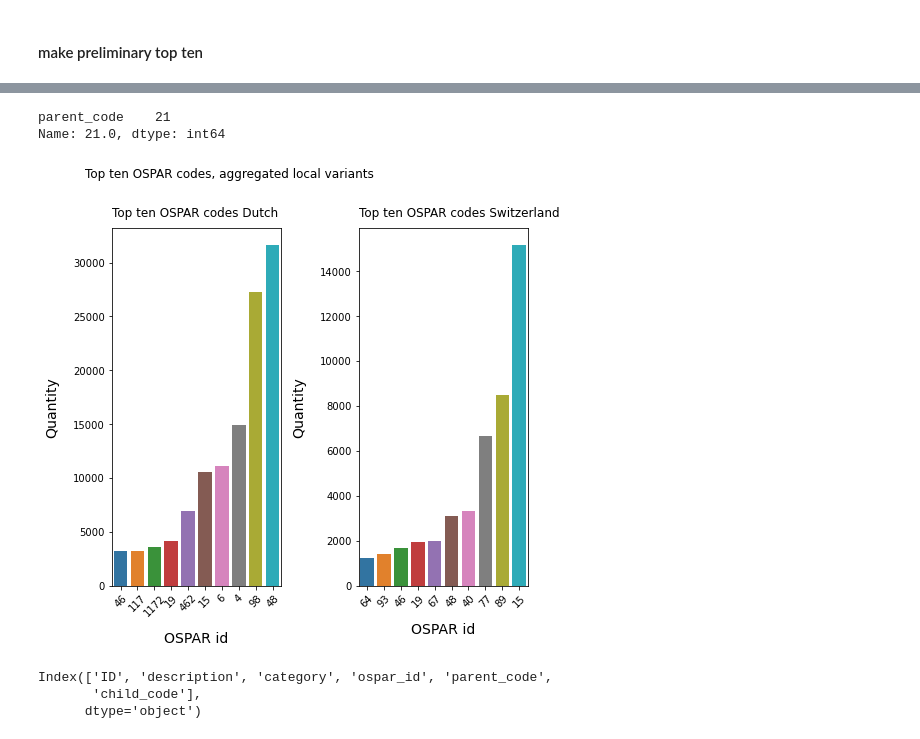
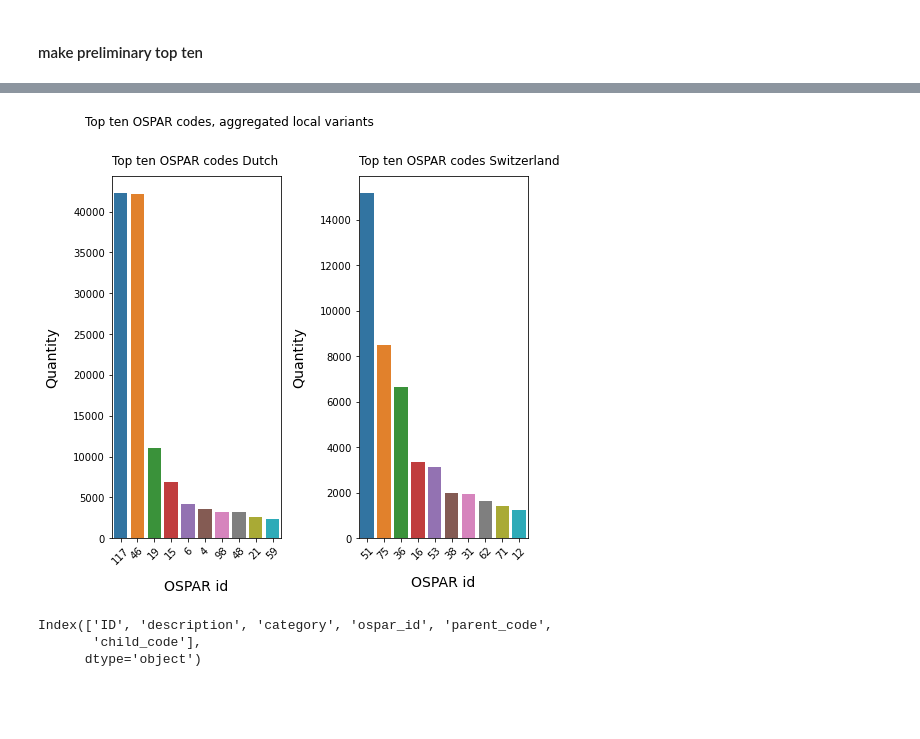
Before and after one commit to hammerdirt-analyst/rhinecode, a Jupyter notebook: harmonizecodes.ipynb, the cells around one changed output, grey strips where cells are left out. Drawn from its saved outputs; the diff is of its cells as text; code cells hidden in the pictures; blank space fills up the shorter version.

Commit message:
fixed non matching ospar codes

```diff
--- a/harmonizecodes.ipynb
+++ b/harmonizecodes.ipynb
@@ -548,6 +581,12 @@ dutch_map.set_index('ID', inplace=True)
+# %%
+# map the new code labels to the survey data, use the ID field as the key:
+dutch_map_oid = dutch_codes[['ID','ospar_id']]
+dutch_map_pid = dutch_codes[['ID','parent_code']]
+
+dutch_map_oid.set_index('ID', inplace=True)
+dutch_map_pid.set_index('ID', inplace=True)
 # %%
 # apply the map to the harmonized survey results
 use_these = pd.read_csv(F"{output}/harmonized_results/dutch_surveys_h.csv")
-use_these['ospar_id'] = use_these.object.map(lambda x:apply_ospar_defs(x,dutch_map) )
-
-print(F"\nThese are the objects in the survey results that did not harmonize:\n\n {use_these[use_these.ospar_id == 0].object.unique()}\n")
+use_these['ospar_id'] = use_these.object.map(lambda x:apply_ospar_defs(x,dutch_map_oid) )
+use_these['parent_code'] = use_these.object.map(lambda x:apply_ospar_defs(x,dutch_map_pid) )
@@ -598,59 +639,45 @@ plt.show()
-# %%
-# make a top ten without local variants
-ospar_to_ospar = dutch_codes[[ 'ospar_id', 'parent_code']].drop_duplicates()
-ospar_to_ospar.set_index('ospar_id', drop=True, inplace=True)
-ospar_to_ospar.loc[21]
-# %% [output]
-parent_code    21
-Name: 21.0, dtype: int64
-# %%
-def anosparmap(x, defs):
-    try:
-        val = defs.loc[x][0]
-    except:
-        val = 0
-        print(x)
-    return val
-
-use_these['new_id'] = use_these.ospar_id.map(lambda x:  anosparmap(x, ospar_to_ospar))
 # %%
 # group and sort by code values:
-code_totals_dutch = use_these.groupby('new_id').quantity.sum()
-code_totals_swiss = ch_dated.groupby('ospar_id').quantity.sum()
-topten_d = code_totals_dutch.sort_values(ascending=False)
-topten_ch = code_totals_swiss.sort_values(ascending=False)
+code_totals_dutch = use_these.groupby('parent_code', as_index=False).quantity.sum()
+topten_d = code_totals_dutch.sort_values(by='quantity', ascending=False)[:10]
+
+# swiss
+code_totals_swiss = ch_dated.groupby('ospar_id', as_index=False).quantity.sum()
+topten_ch = code_totals_swiss.sort_values(by='quantity',ascending=False)[:10]
 # %%
 # set some params
 title_k = {'loc':'left', 'pad':12, 'linespacing':1.5, 'fontsize':12}
 xlab_k = {'labelpad':12, 'fontsize':12}
 xlab_k14 = {'labelpad':14, 'fontsize':14}
 
 # plot that
 
 fig, axs = plt.subplots(1,2, figsize=(7,7))
 
-sns.barplot(data=topten_d.iloc[:10], x=topten_d.iloc[:10].index, y=topten_d.iloc[:10], ax=axs[0])
-sns.barplot(data=topten_ch.iloc[:10], x=topten_ch.iloc[:10].index, y=topten_ch.iloc[:10], ax=axs[1])
-xticklabels =topten_d.iloc[:10].index.values
+
+sns.barplot(x='parent_code', y='quantity', order=topten_d.parent_code,data=topten_d, ax=axs[0])
+
+sns.barplot(data=topten_ch, x='ospar_id', y='quantity', order=topten_ch.ospar_id, ax=axs[1])
+
 axs[0].set_title('Top ten OSPAR codes Dutch', **title_k)
-axs[0].set_xticklabels(xticklabels, rotation = 45, ha="center")
+axs[0].tick_params(axis='x', which='both', labelrotation = 45, )
 axs[0].set_xlabel('OSPAR id', **xlab_k14)
 axs[0].set_ylabel('Quantity', **xlab_k14)
 
 xticklabels =topten_ch.iloc[:10].index.values
 axs[1].set_title('Top ten OSPAR codes Switzerland', **title_k)
 axs[1].set_xticklabels(xticklabels, rotation = 45, ha="center")
 axs[1].set_xlabel('OSPAR id', **xlab_k14)
 axs[1].set_ylabel('Quantity', **xlab_k14)
 plt.tight_layout()
 plt.subplots_adjust(left=None, bottom=None, right=None, top=0.85, wspace=None, hspace=None)
 plt.suptitle("Top ten OSPAR codes, aggregated local variants", y=.97, ha='left',x=.1)
 fname = F"{project_directory}/initial_topten_results_agg.jpg"
 plt.savefig(fname, dpi=300,)
 
 plt.show()
 # %% [output]
-[figure, old version]
+[figure, new version]
 # %%
 dutch_codes.columns
 # %% [output]
```
Also changed, not shown: parts of 10 cells of this notebook, 7 other files.
